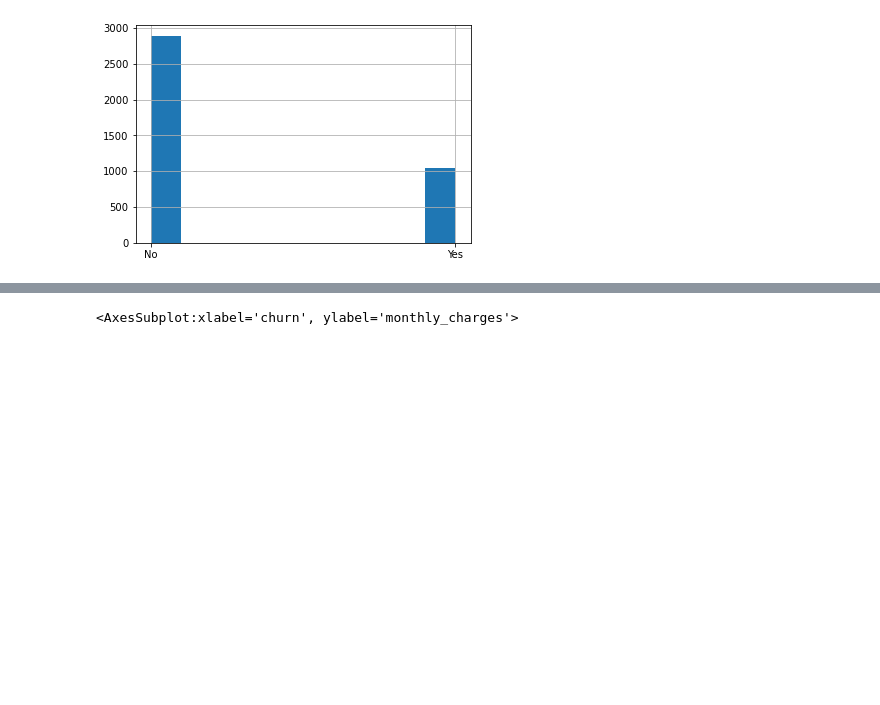
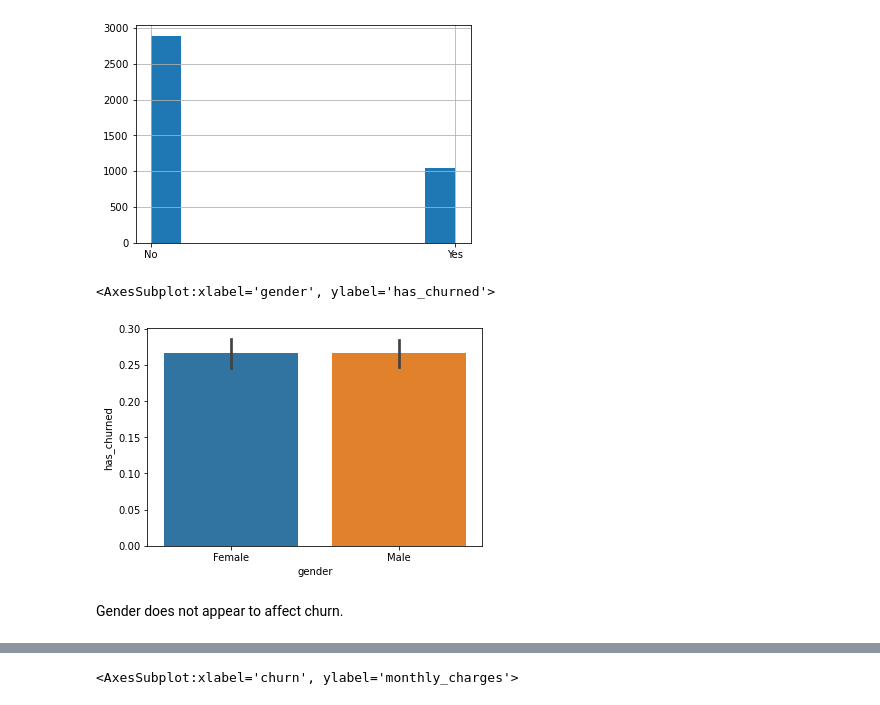
Before and after one commit to lochlynlaskowski/Telco_classification_project, a Jupyter notebook: Classification Project - in progress.ipynb, the cells around one changed output, grey strips where cells are left out. Cells and saved outputs as stored; diff of their text form; code cells hidden in the pictures; blank space fills up the shorter version.

```diff
--- a/Classification Project - in progress.ipynb
+++ b/Classification Project - in progress.ipynb
@@ -282,6 +275,13 @@ train.churn.hist()
 # %% [output]
 <AxesSubplot:>
 [figure]
+# %%
+sns.barplot(data=train, x = 'gender', y = 'has_churned')
+# %% [output]
+<AxesSubplot:xlabel='gender', ylabel='has_churned'>
+[figure, added]
+# %% [markdown]
+Gender does not appear to affect churn.
 # %%
 sns.barplot(data=train, y='monthly_charges', x='churn')
 # %% [output]
```
Also changed, not shown: parts of 136 cells of this notebook.
